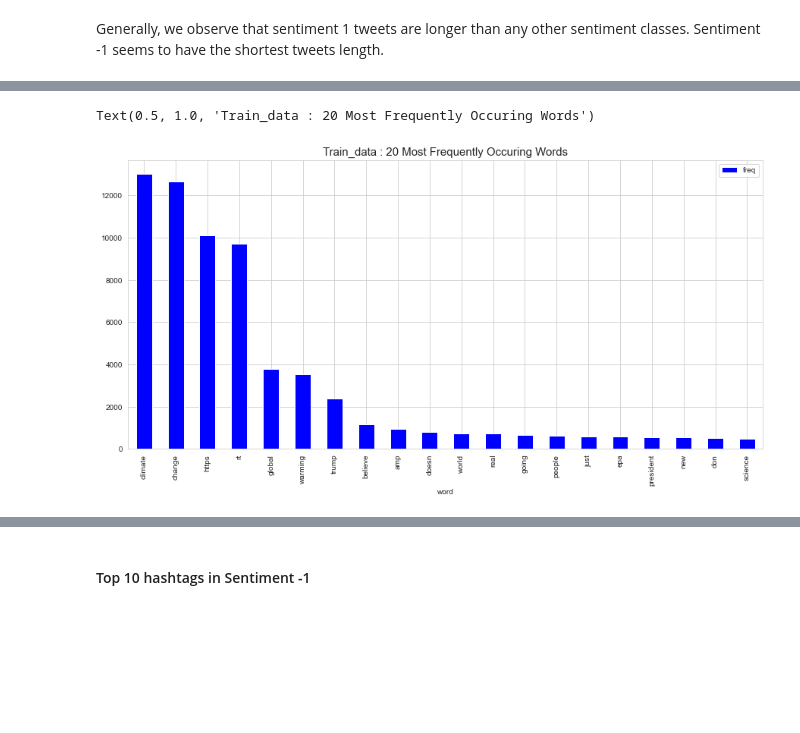
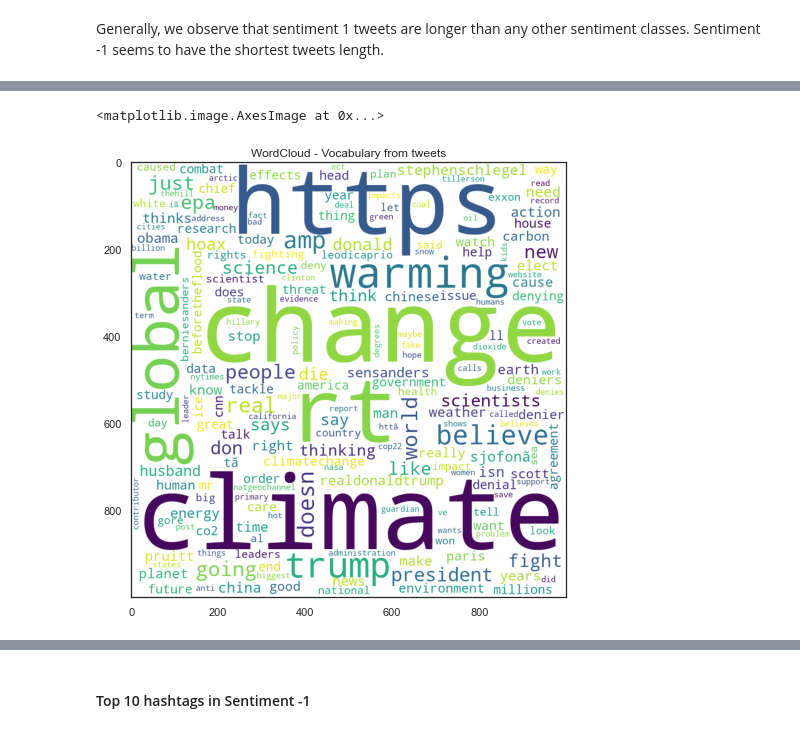
Before and after one commit to mainamwangi49/EXPLORE-TEAM-NM2-classification-predict-streamlit, a Jupyter notebook: AC_Predict.ipynb, the cells around one changed output, grey strips where cells are left out. Cells and saved outputs as stored; diff of their text form; code cells hidden in the pictures; blank space fills up the shorter version.

```diff
--- a/AC_Predict.ipynb
+++ b/AC_Predict.ipynb
@@ -92,6 +175,0 @@ from sklearn.feature_extraction.text import CountVectorizer
-# %%
-#download libraries
-nltk.download('stopwords')
-nltk.download('wordnet')
-stop_words = set(stopwords.words('english'))
-sns.set_style('whitegrid')
@@ -310,18 +418,20 @@ We undertake an analysis of the major topics in the tweets data by extracting th
 # %%
+#general word cloud from the train data
 
 #convert the test to numerical values
 cv = CountVectorizer(stop_words = 'english')
 words = cv.fit_transform(train_copy.message)
 
 sum_words = words.sum(axis=0)
 #create a frequency of most occuring words
 words_freq = [(word, sum_words[0, i]) for word, i in cv.vocabulary_.items()]
 words_freq = sorted(words_freq, key = lambda x: x[1], reverse = True)
-#create a dataframe of the words and frequency
-frequency = pd.DataFrame(words_freq, columns=['word', 'freq'])
+wordcloud = WordCloud(background_color = 'white',
+                      width = 1000, height = 1000).generate_from_frequencies(dict(words_freq))
 
-frequency.head(20).plot(x='word', y='freq', kind='bar', figsize=(15, 7), color = 'blue')
-plt.title("Train_data : 20 Most Frequently Occuring Words",size=15)
+plt.figure(figsize=(8,8))
+plt.title("WordCloud - Vocabulary from tweets")
+plt.imshow(wordcloud)
 # %% [output]
-Text(0.5, 1.0, 'Train_data : 20 Most Frequently Occuring Words')
+<matplotlib.image.AxesImage at 0x...>
-[figure, old version]
+[figure, new version]
```
Also changed, not shown: parts of 110 cells of this notebook.
